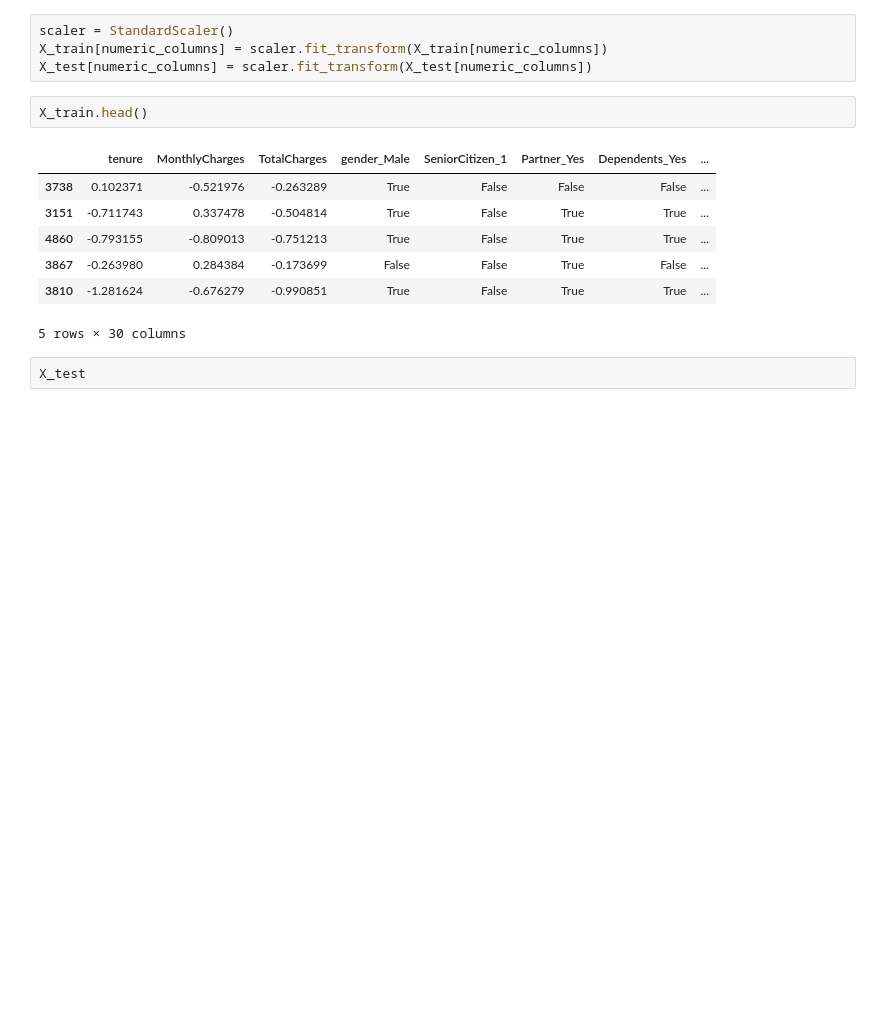
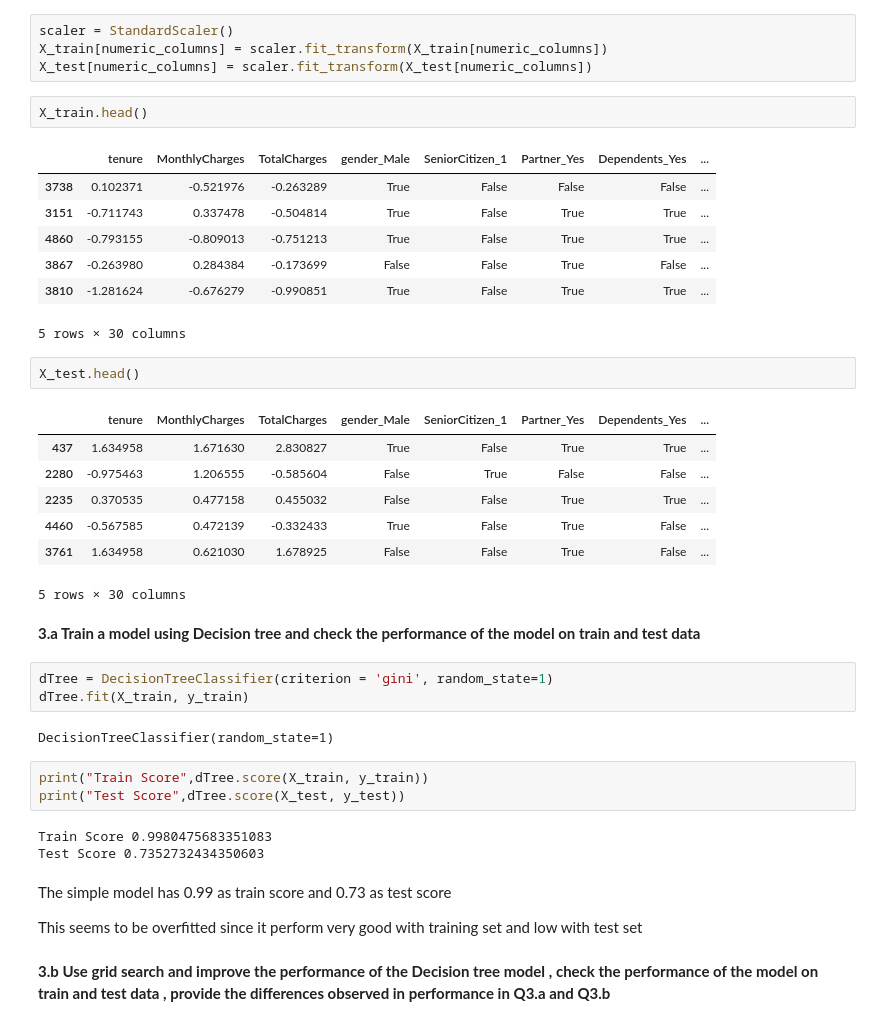
Before and after one commit to RethinaDuraiJohn/GreatLearning, a Jupyter notebook: Ensemble/Project/EnsembleProject.ipynb, the cells around one changed output. Saved outputs shown, nothing was run; the diff lists cells and outputs as text; blank space fills up the shorter version.

Commit message:
until decision tree hp

```diff
--- a/Ensemble/Project/EnsembleProject.ipynb
+++ b/Ensemble/Project/EnsembleProject.ipynb
@@ -426,4 +430,36 @@ X_train.head()
 | 3810 | -1.281624 | -0.676279 | -0.990851 | True | False | True | True | ... |
 5 rows × 30 columns
 # %%
-X_test
+X_test.head()
+# %% [output]
+|  | tenure | MonthlyCharges | TotalCharges | gender_Male | SeniorCitizen_1 | Partner_Yes | Dependents_Yes | ... |
+| 437 | 1.634958 | 1.671630 | 2.830827 | True | False | True | True | ... |
+| 2280 | -0.975463 | 1.206555 | -0.585604 | False | True | False | False | ... |
+| 2235 | 0.370535 | 0.477158 | 0.455032 | False | False | True | True | ... |
+| 4460 | -0.567585 | 0.472139 | -0.332433 | True | False | True | False | ... |
+| 3761 | 1.634958 | 0.621030 | 1.678925 | False | False | True | False | ... |
+5 rows × 30 columns
+# %% [markdown]
+**3.a Train a model using Decision tree and check the
+performance of the model on train and test data**
+# %%
+dTree = DecisionTreeClassifier(criterion = 'gini', random_state=1)
+dTree.fit(X_train, y_train)
+# %% [output]
+DecisionTreeClassifier(random_state=1)
+# %%
+print("Train Score",dTree.score(X_train, y_train))
+print("Test Score",dTree.score(X_test, y_test))
+# %% [output]
+Train Score 0.9980475683351083
+Test Score 0.7352732434350603
+# %% [markdown]
+The simple model has
+0.99 as train score and 0.73 as test score
+
+This seems to be overfitted since it perform very good with training set and low with test set
+# %% [markdown]
+**3.b Use grid search and improve the performance of the
+Decision tree model , check the performance of the model on
+train and test data , provide the differences observed in
+performance in Q3.a and Q3.b**
```
Also changed, not shown: parts of 9 cells of this notebook.
